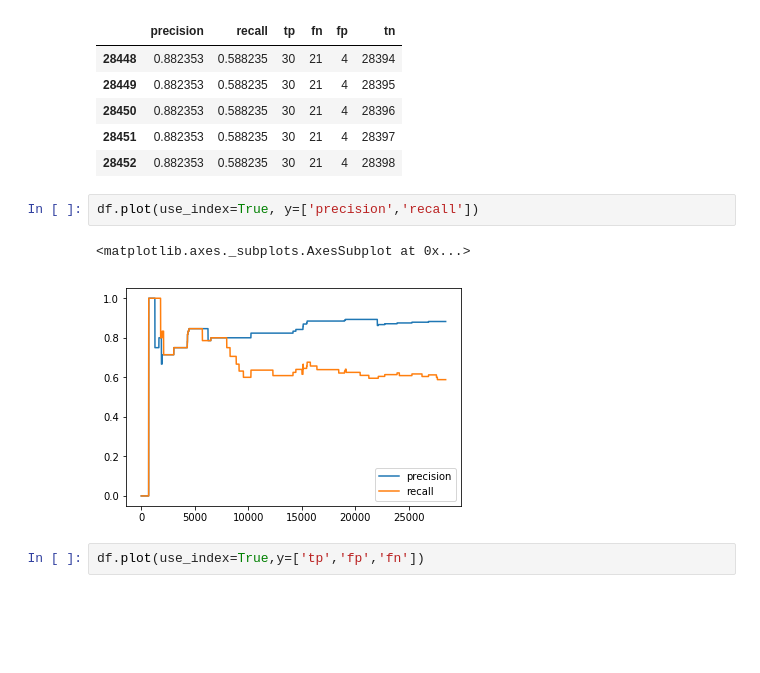
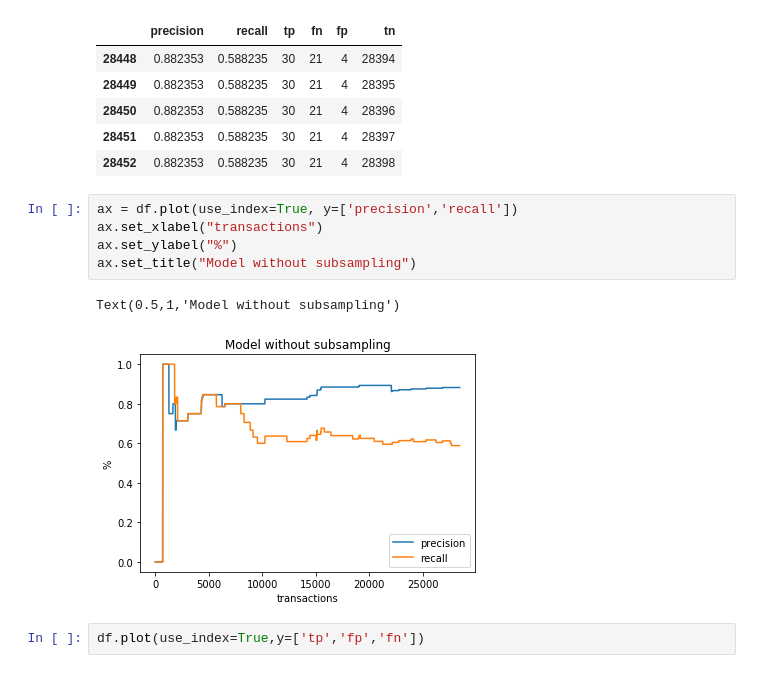
Before and after one commit to gioruffa/ID2221_project, a Jupyter notebook: src/visualization.ipynb, the cells around one changed output. Saved outputs shown, nothing was run; the diff lists cells and outputs as text; blank space fills up the shorter version.

```diff
--- a/src/visualization.ipynb
+++ b/src/visualization.ipynb
@@ -40,10 +40,13 @@ df.tail()
 | 28451 | 0.882353 | 0.588235 | 30 | 21 | 4 | 28397 |
 | 28452 | 0.882353 | 0.588235 | 30 | 21 | 4 | 28398 |
 # %%
-df.plot(use_index=True, y=['precision','recall'])
+ax = df.plot(use_index=True, y=['precision','recall'])
+ax.set_xlabel("transactions")
+ax.set_ylabel("%")
+ax.set_title("Model without subsampling")
 # %% [output]
-<matplotlib.axes._subplots.AxesSubplot at 0x...>
+Text(0.5,1,'Model without subsampling')
-[figure, old version]
+[figure, new version]
 # %%
 df.plot(use_index=True,y=['tp','fp','fn'])
 # %% [output]
```
Also changed, not shown: parts of 3 cells of this notebook, 1 other file.
